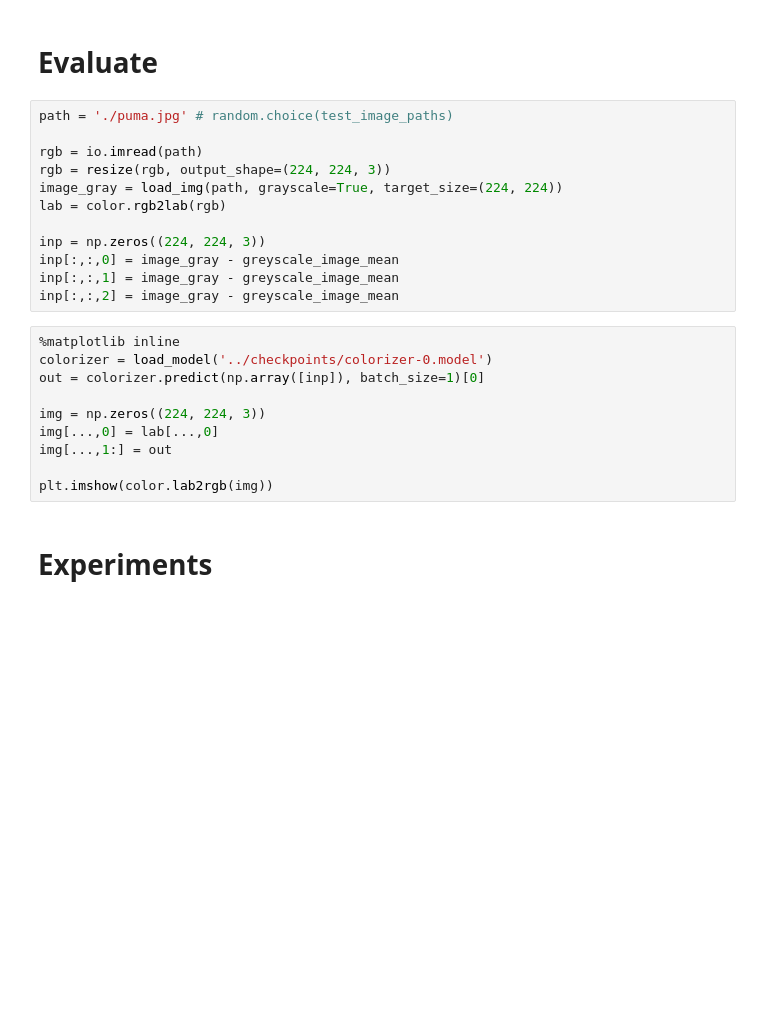
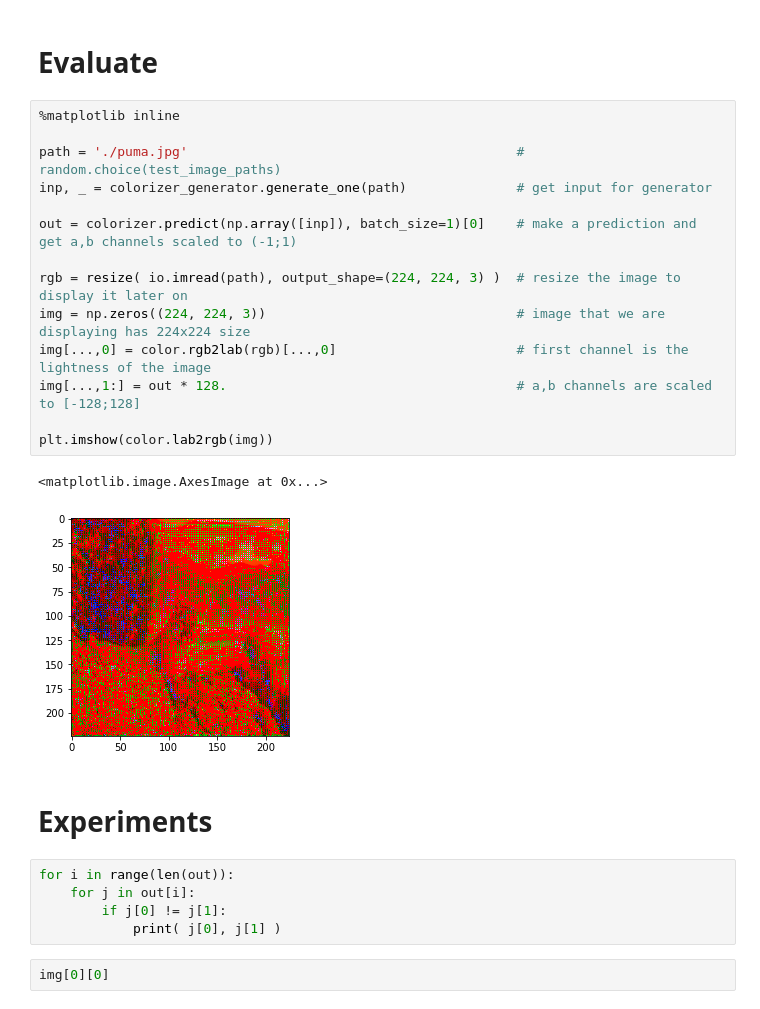
Before and after one commit to MartinXPN/ImageColoring, a Jupyter notebook: coloring.ipynb, the cells around one changed output. Saved outputs shown, nothing was run; the diff lists cells and outputs as text; blank space fills up the shorter version.

```diff
--- a/coloring.ipynb
+++ b/coloring.ipynb
@@ -202,27 +205,29 @@ for epoch in range(epochs):
 [interactive output not drawn]
 # %% [markdown]
 # Evaluate
-# %%
-path = './puma.jpg' # random.choice(test_image_paths)
-
-rgb = io.imread(path)
-rgb = resize(rgb, output_shape=(224, 224, 3))
-image_gray = load_img(path, grayscale=True, target_size=(224, 224))
-lab = color.rgb2lab(rgb)
-
-inp = np.zeros((224, 224, 3))
-inp[:,:,0] = image_gray - greyscale_image_mean
-inp[:,:,1] = image_gray - greyscale_image_mean
-inp[:,:,2] = image_gray - greyscale_image_mean
-# %%
-%matplotlib inline
-colorizer = load_model('../checkpoints/colorizer-0.model')
-out = colorizer.predict(np.array([inp]), batch_size=1)[0]
-
-img = np.zeros((224, 224, 3))
-img[...,0] = lab[...,0]
-img[...,1:] = out
-
-plt.imshow(color.lab2rgb(img))
+# %%
+%matplotlib inline
+
+path = './puma.jpg'                                          # random.choice(test_image_paths)
+inp, _ = colorizer_generator.generate_one(path)              # get input for generator
+
+out = colorizer.predict(np.array([inp]), batch_size=1)[0]    # make a prediction and get a,b channels scaled to (-1;1)
+
+rgb = resize( io.imread(path), output_shape=(224, 224, 3) )  # resize the image to display it later on
+img = np.zeros((224, 224, 3))                                # image that we are displaying has 224x224 size
+img[...,0] = color.rgb2lab(rgb)[...,0]                       # first channel is the lightness of the image
+img[...,1:] = out * 128.                                     # a,b channels are scaled to [-128;128]
+
+plt.imshow(color.lab2rgb(img))
+# %% [output]
+<matplotlib.image.AxesImage at 0x...>
+[figure, added]
 # %% [markdown]
 # Experiments
+# %%
+for i in range(len(out)):
+    for j in out[i]:
+        if j[0] != j[1]:
+            print( j[0], j[1] )
+# %%
+img[0][0]
```
Also changed, not shown: parts of 3 cells of this notebook, 2 other files.
